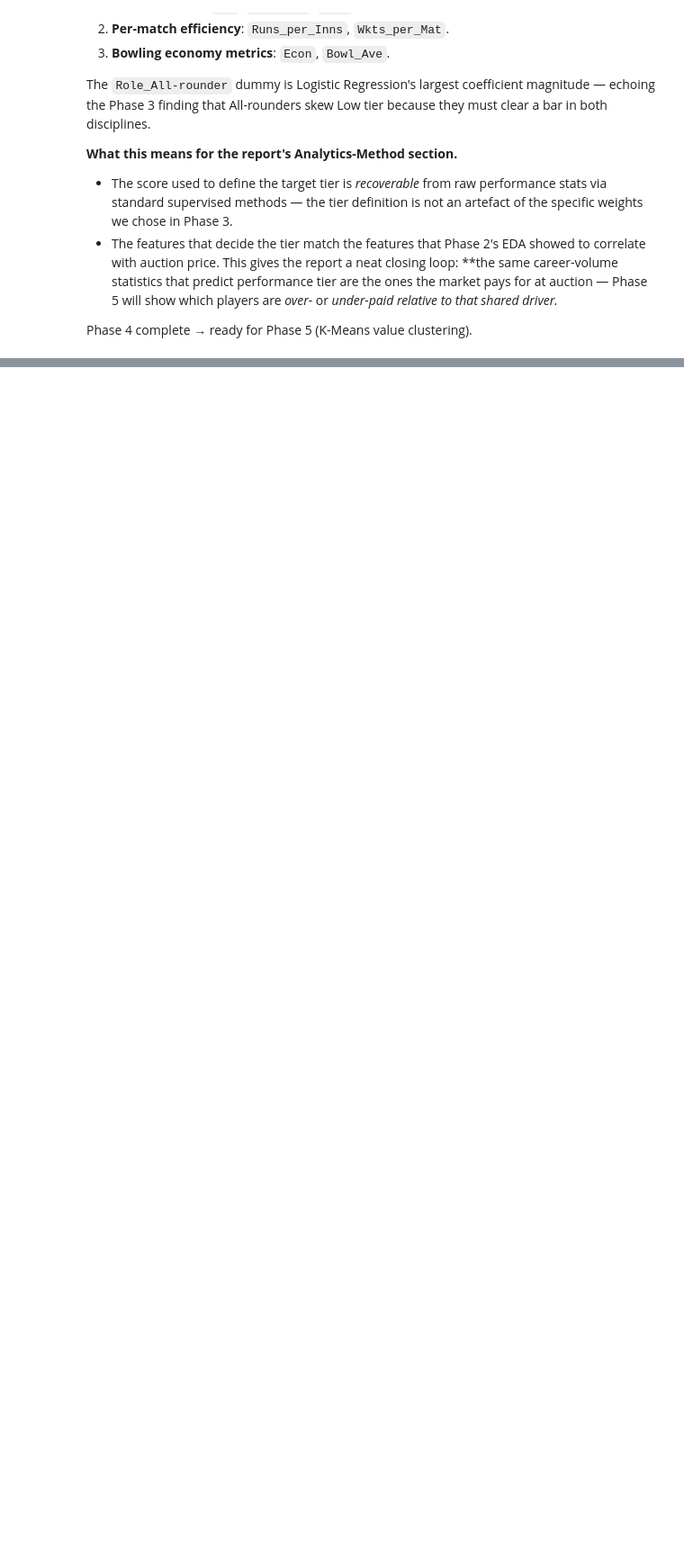
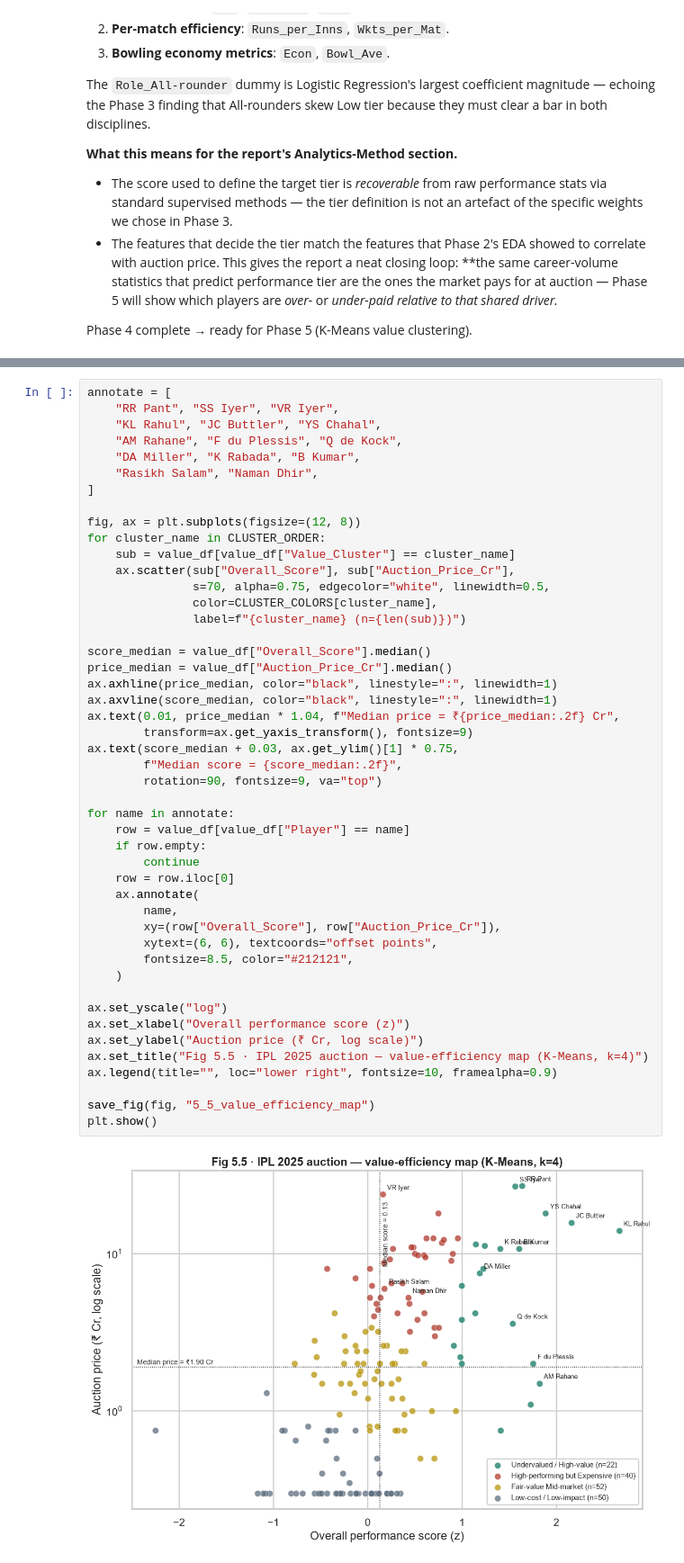
Before and after one commit to anusanth26/ipl-player-valuation, a Jupyter notebook: notebooks/analysis.ipynb, the cells around one changed output, grey strips where cells are left out. Shown at 90% size. Drawn from its saved outputs; the diff is of its cells as text; blank space fills up the shorter version.

```diff
--- a/notebooks/analysis.ipynb
+++ b/notebooks/analysis.ipynb
@@ -1828,0 +2113,49 @@ Phase 4 complete → ready for Phase 5 (K-Means value clustering).
+# %%
+annotate = [
+    "RR Pant", "SS Iyer", "VR Iyer",
+    "KL Rahul", "JC Buttler", "YS Chahal",
+    "AM Rahane", "F du Plessis", "Q de Kock",
+    "DA Miller", "K Rabada", "B Kumar",
+    "Rasikh Salam", "Naman Dhir",
+]
+
+fig, ax = plt.subplots(figsize=(12, 8))
+for cluster_name in CLUSTER_ORDER:
+    sub = value_df[value_df["Value_Cluster"] == cluster_name]
+    ax.scatter(sub["Overall_Score"], sub["Auction_Price_Cr"],
+               s=70, alpha=0.75, edgecolor="white", linewidth=0.5,
+               color=CLUSTER_COLORS[cluster_name],
+               label=f"{cluster_name} (n={len(sub)})")
+
+score_median = value_df["Overall_Score"].median()
+price_median = value_df["Auction_Price_Cr"].median()
+ax.axhline(price_median, color="black", linestyle=":", linewidth=1)
+ax.axvline(score_median, color="black", linestyle=":", linewidth=1)
+ax.text(0.01, price_median * 1.04, f"Median price = ₹{price_median:.2f} Cr",
+        transform=ax.get_yaxis_transform(), fontsize=9)
+ax.text(score_median + 0.03, ax.get_ylim()[1] * 0.75,
+        f"Median score = {score_median:.2f}",
+        rotation=90, fontsize=9, va="top")
+
+for name in annotate:
+    row = value_df[value_df["Player"] == name]
+    if row.empty:
+        continue
+    row = row.iloc[0]
+    ax.annotate(
+        name,
+        xy=(row["Overall_Score"], row["Auction_Price_Cr"]),
+        xytext=(6, 6), textcoords="offset points",
+        fontsize=8.5, color="#212121",
+    )
+
+ax.set_yscale("log")
+ax.set_xlabel("Overall performance score (z)")
+ax.set_ylabel("Auction price (₹ Cr, log scale)")
+ax.set_title("Fig 5.5 · IPL 2025 auction — value-efficiency map (K-Means, k=4)")
+ax.legend(title="", loc="lower right", fontsize=10, framealpha=0.9)
+
+save_fig(fig, "5_5_value_efficiency_map")
+plt.show()
+# %% [output]
+[figure, added]
```
Also changed, not shown: parts of 14 cells of this notebook, 3 other files.
